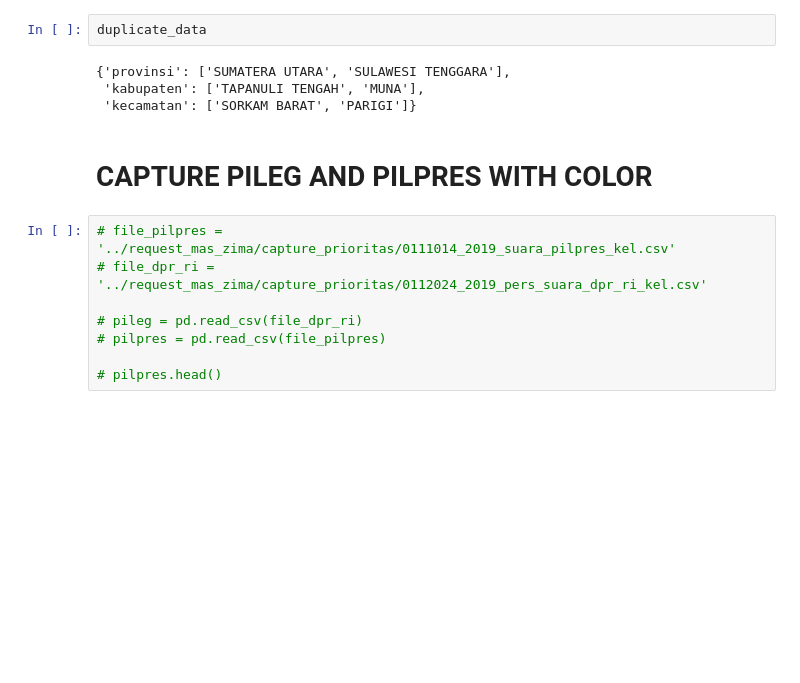
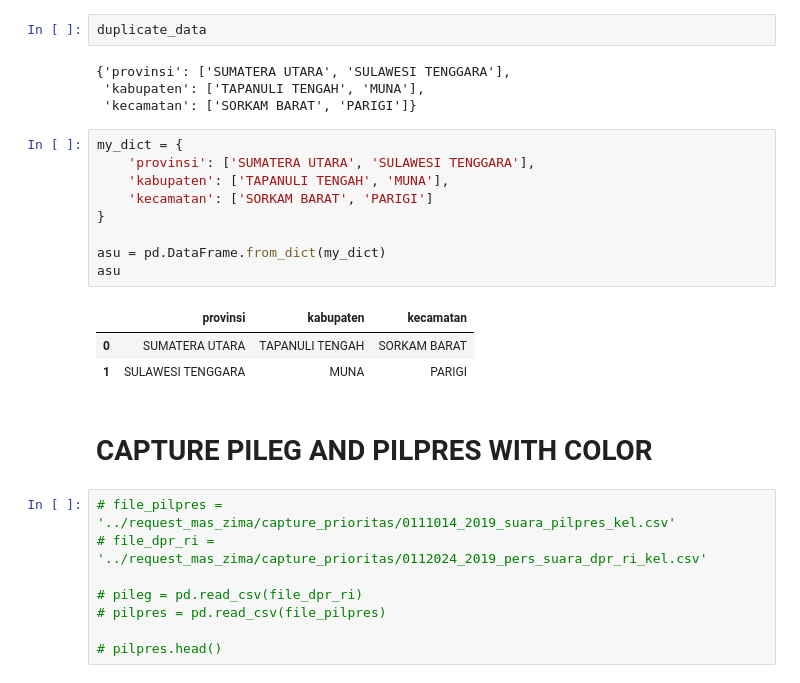
Before and after one commit to AgungPrawoto13/script_python, a Jupyter notebook: capture_data.ipynb, the cells around one changed output. Saved outputs shown, nothing was run; the diff lists cells and outputs as text; blank space fills up the shorter version.

```diff
--- a/capture_data.ipynb
+++ b/capture_data.ipynb
@@ -277,6 +286,19 @@ duplicate_data
 {'provinsi': ['SUMATERA UTARA', 'SULAWESI TENGGARA'],
  'kabupaten': ['TAPANULI TENGAH', 'MUNA'],
  'kecamatan': ['SORKAM BARAT', 'PARIGI']}
+# %%
+my_dict = {
+    'provinsi': ['SUMATERA UTARA', 'SULAWESI TENGGARA'],
+    'kabupaten': ['TAPANULI TENGAH', 'MUNA'],
+    'kecamatan': ['SORKAM BARAT', 'PARIGI']
+}
+
+asu = pd.DataFrame.from_dict(my_dict)
+asu
+# %% [output]
+|  | provinsi | kabupaten | kecamatan |
+| 0 | SUMATERA UTARA | TAPANULI TENGAH | SORKAM BARAT |
+| 1 | SULAWESI TENGGARA | MUNA | PARIGI |
 # %% [markdown]
 # CAPTURE PILEG AND PILPRES WITH COLOR
 # %%
```
Also changed, not shown: parts of 11 cells of this notebook.
